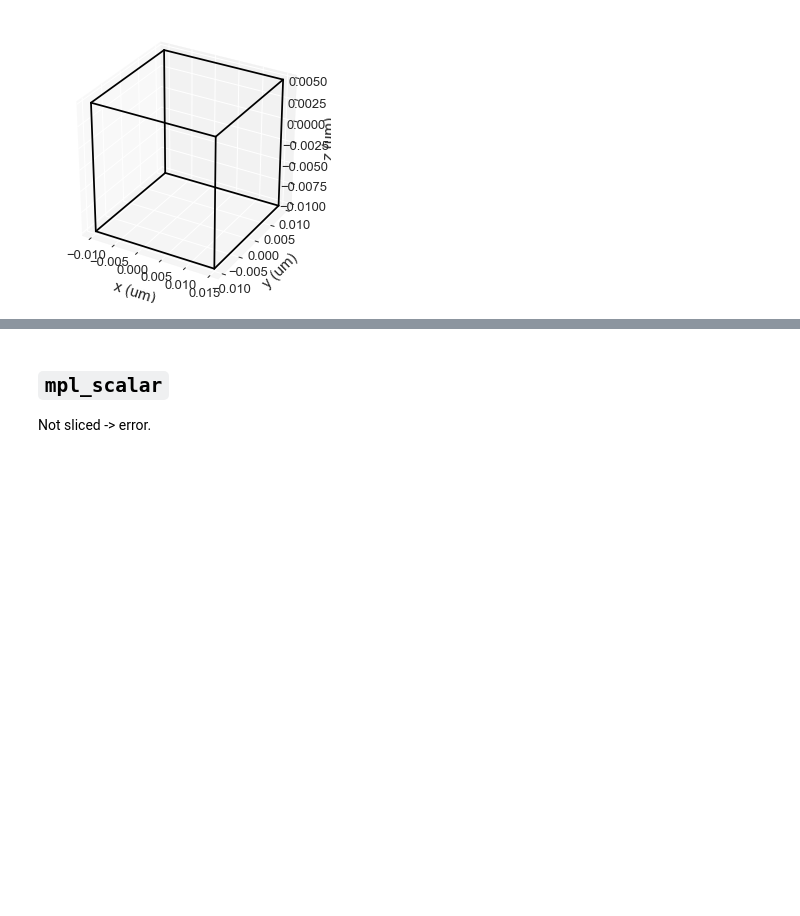
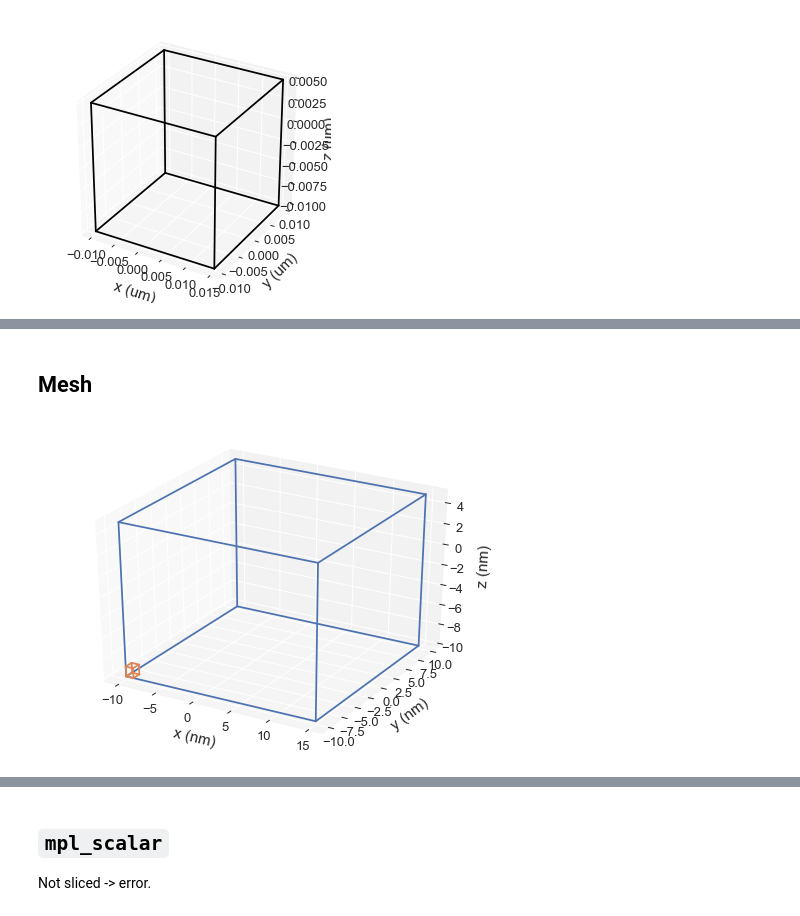
Before and after one commit to ubermag/discretisedfield, a Jupyter notebook: dev/mpl-plotting.ipynb, the cells around one changed output, grey strips where cells are left out. Saved outputs shown, nothing was run; the diff lists cells and outputs as text; code cells hidden in the pictures; blank space fills up the shorter version.

```diff
--- a/dev/mpl-plotting.ipynb
+++ b/dev/mpl-plotting.ipynb
@@ -4,7 +4,11 @@
 import discretisedfield as df
 import matplotlib.pyplot as plt
 
-mesh = df.Mesh(p1=(-10e-9, -10e-9, -10e-9), p2=(15e-9, 10e-9, 5e-9), cell=(1e-9, 1e-9, 1e-9))
+mesh = df.Mesh(p1=(-10e-9, -10e-9, -10e-9),
+               p2=(15e-9, 10e-9, 5e-9),
+               cell=(1e-9, 1e-9, 1e-9),
+               subregions={'r1': df.Region(p1=(-10e-9, -10e-9, -10e-9), p2=(0, 10e-9, 5e-9)),
+                           'r2': df.Region(p1=(0e-9, -10e-9, -10e-9), p2=(15e-9, 10e-9, 5e-9))})
 
 def value_fun(point):
     x, y, z = point
@@ -53,3 +57,9 @@ field.mesh.region.k3d(color=0x4f5c6a, multiplier=1e-6)
 field.mesh.region.k3d(color=0x4f5c6a, multiplier=1e-6, wireframe=True)
 # %% [output]
 [interactive output not drawn]
+# %% [markdown]
+## Mesh
+# %%
+mesh.mpl()
+# %% [output]
+[figure, added]
```
Also changed, not shown: parts of 69 cells of this notebook, 8 other files.
